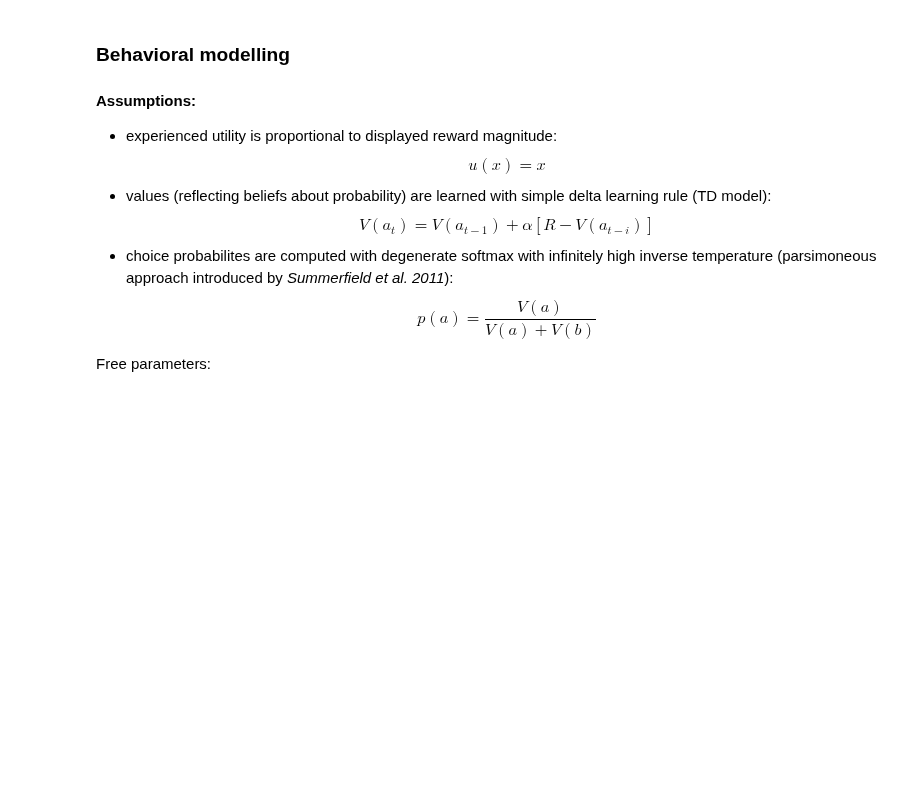
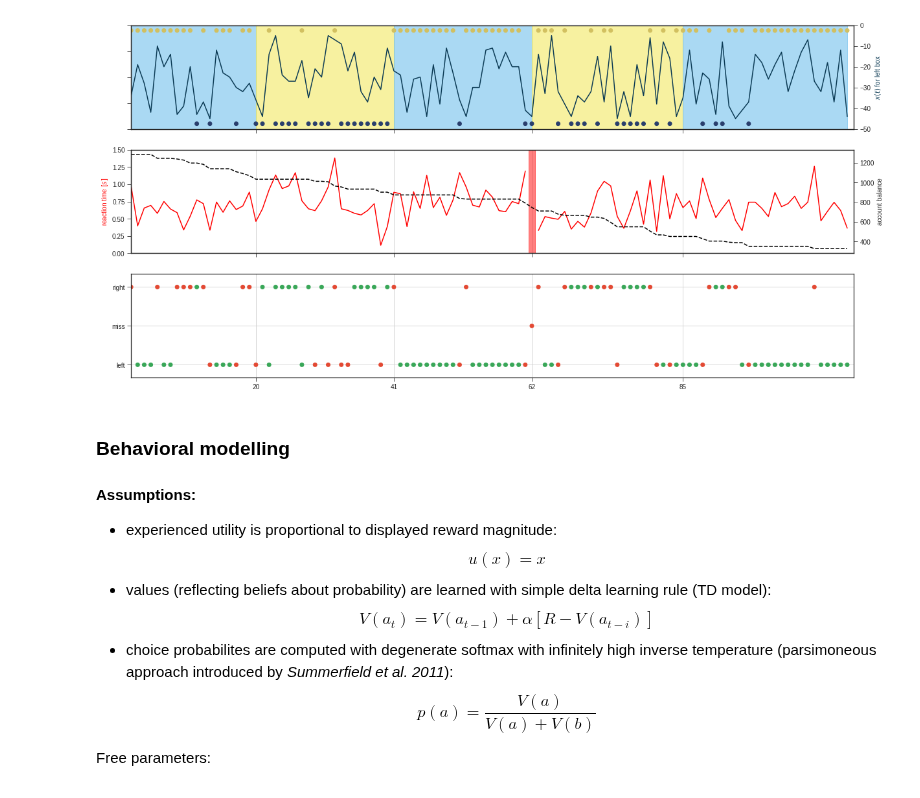
Before and after one commit to kbonna/decidenet, a Jupyter notebook: beh_modelling/dn01_behavioral_modelling.ipynb, the cells around one changed output. Saved outputs shown, nothing was run; the diff lists cells and outputs as text; code cells hidden in the pictures; blank space fills up the shorter version.

Commit message:
added BIC, visualisation and three models

```diff
--- a/beh_modelling/dn01_behavioral_modelling.ipynb
+++ b/beh_modelling/dn01_behavioral_modelling.ipynb
@@ -2,7 +2,3 @@
 import matplotlib.pyplot as plt
 import pandas as pd
 import numpy as np
-# %%
-path = "logs/sub-m04/m04_prl_DecideNet_pun.csv"
-df = pd.read_csv(path)
-df.head()
@@ -81,0 +85,13 @@ df.head(10)
+# %%
+# Load behavioral responses for signle subject
+path_rew = "logs/sub-m05/m05_prl_DecideNet_rew.csv"
+path_pun = "logs/sub-m05/m05_prl_DecideNet_pun.csv"
+
+df_rew = pd.read_csv(path_rew)
+df_pun = pd.read_csv(path_pun)
+
+# Clean behavioral responses
+info_rew, df_rew = process_log_df(df_rew)
+info_pun, df_pun = process_log_df(df_pun)
+
+df_rew.head()
@@ -84,11 +106,0 @@ df.head(10)
-# %%
-col_blu = tuple([val/255 for val in [86, 180, 233]]) #right
-col_blu_d = tuple([val/255 for val in [11, 58, 84]])
-col_yel = tuple([val/255 for val in [240, 228, 66]]) #left
-
-# Determine begin and end of the blocks and rewarded side
-blocks = np.zeros((2, N_blocks+1), dtype='int')
-blocks[0, 0:N_blocks] = np.nonzero(df['block'].diff() != 0)[0] + 1
-blocks[0, N_blocks] = N_trials
-blocks[1, 0:N_blocks] = df.loc[blocks[0], 'block'][:-1]
-blocks
@@ -136,3 +190,7 @@ ax2b.plot(x_trials, df.acc_after_trial, 'k--')
+# %%
+plot_response(df_pun, info_pun)
+# %% [output]
+[figure, added]
 # %% [markdown]
 ### Behavioral modelling
 
```
Also changed, not shown: parts of 17 cells of this notebook.
